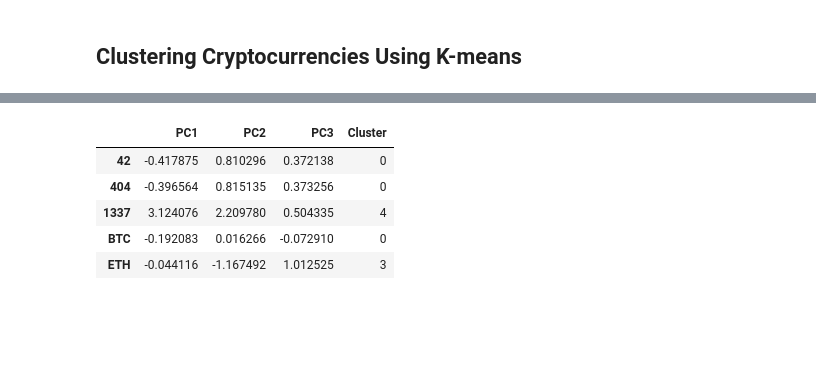
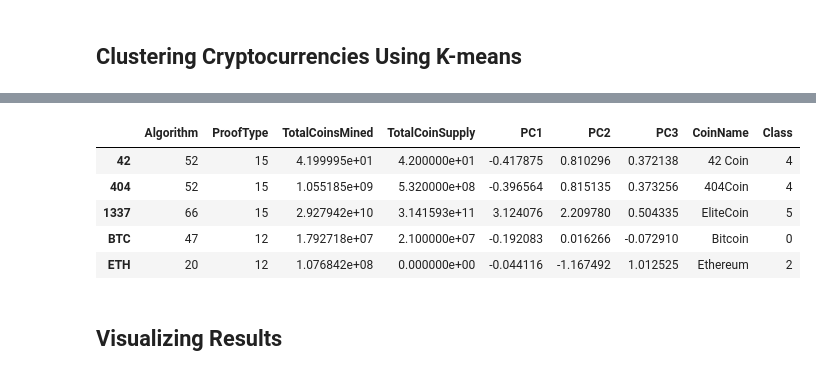
Before and after one commit to rcelorio/Cryptocurrencies, a Jupyter notebook: Notebook/crypto_challenge.ipynb, the cells around one changed output, grey strips where cells are left out. Saved outputs shown, nothing was run; the diff lists cells and outputs as text; code cells hidden in the pictures; blank space fills up the shorter version.

```diff
--- a/Notebook/crypto_challenge.ipynb
+++ b/Notebook/crypto_challenge.ipynb
@@ -226,20 +226,25 @@ df_elbow.hvplot.line(x="k", y="inertia", xticks=k)
 [interactive output not drawn]
 # %%
 # Once you define the best value for K, run the K-means algorithm to predict the K clusters for the cryptocurrencies’ data. Use the pcs_df to run the K-means algorithm.
+# k=6
 
-# Create a KMeans model with 5 clusters
-model = KMeans(n_clusters=5, random_state=5).fit(pcs_df)
+# create clustered_df
+clustered_df = X.merge(pcs_df, left_index=True, right_index=True)         \
+                .merge(coins_name, left_index=True, right_index=True)
+
+# Create a KMeans model with 6 clusters
+model = KMeans(n_clusters=6, random_state=5).fit(pcs_df)
 
 # Calculate predicted values.
 y_pred = model.predict(pcs_df)
 
 # Join to original
-pcs_df['Cluster'] = model.labels_
-pcs_df.head()
+clustered_df['Class'] = model.labels_
+clustered_df.head()
 # %% [output]
-|  | PC1 | PC2 | PC3 | Cluster |
-| 42 | -0.417875 | 0.810296 | 0.372138 | 0 |
-| 404 | -0.396564 | 0.815135 | 0.373256 | 0 |
-| 1337 | 3.124076 | 2.209780 | 0.504335 | 4 |
-| BTC | -0.192083 | 0.016266 | -0.072910 | 0 |
-| ETH | -0.044116 | -1.167492 | 1.012525 | 3 |
+|  | Algorithm | ProofType | TotalCoinsMined | TotalCoinSupply | PC1 | PC2 | PC3 | CoinName | Class |
+| 42 | 52 | 15 | 4.199995e+01 | 4.200000e+01 | -0.417875 | 0.810296 | 0.372138 | 42 Coin | 4 |
+| 404 | 52 | 15 | 1.055185e+09 | 5.320000e+08 | -0.396564 | 0.815135 | 0.373256 | 404Coin | 4 |
+| 1337 | 66 | 15 | 2.927942e+10 | 3.141593e+11 | 3.124076 | 2.209780 | 0.504335 | EliteCoin | 5 |
+| BTC | 47 | 12 | 1.792718e+07 | 2.100000e+07 | -0.192083 | 0.016266 | -0.072910 | Bitcoin | 0 |
+| ETH | 20 | 12 | 1.076842e+08 | 0.000000e+00 | -0.044116 | -1.167492 | 1.012525 | Ethereum | 2 |
@@ -249,0 +251,2 @@ pcs_df.head()
+# %% [markdown]
+## Visualizing Results
```
Also changed, not shown: parts of 5 cells of this notebook, 1 other file.
